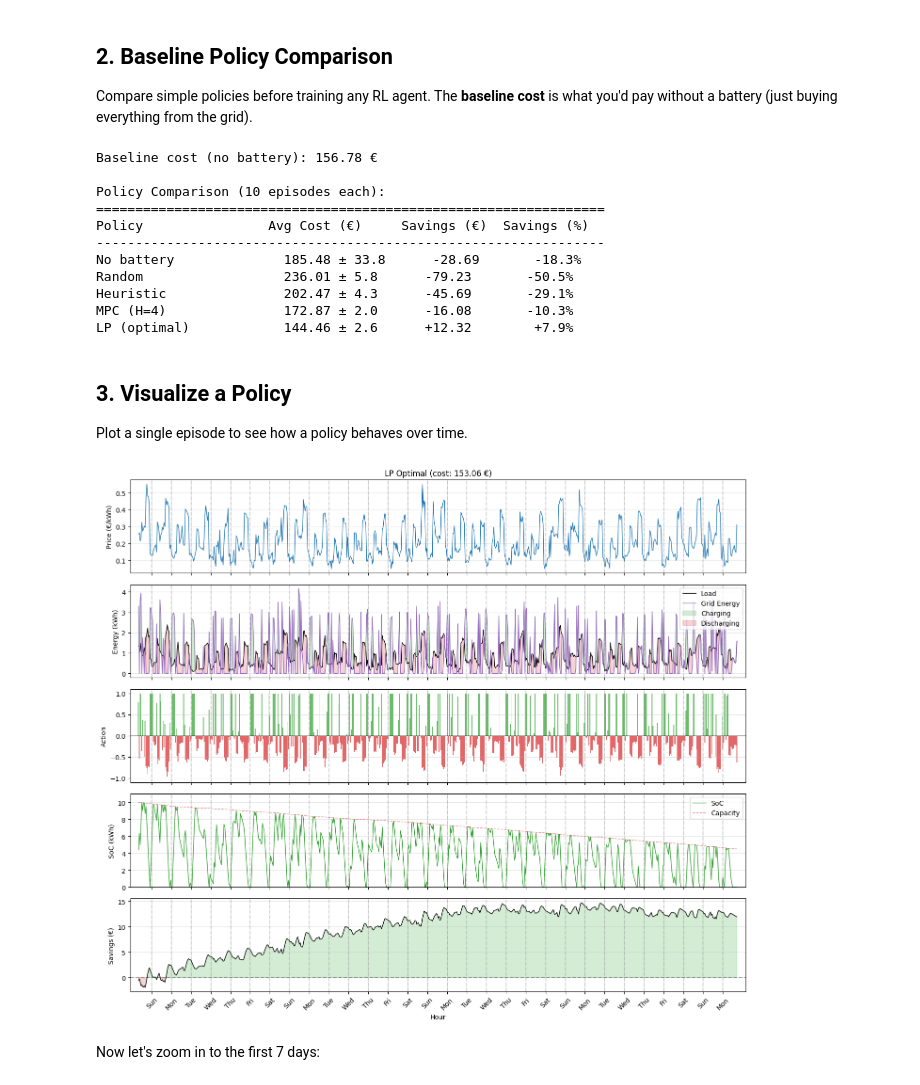
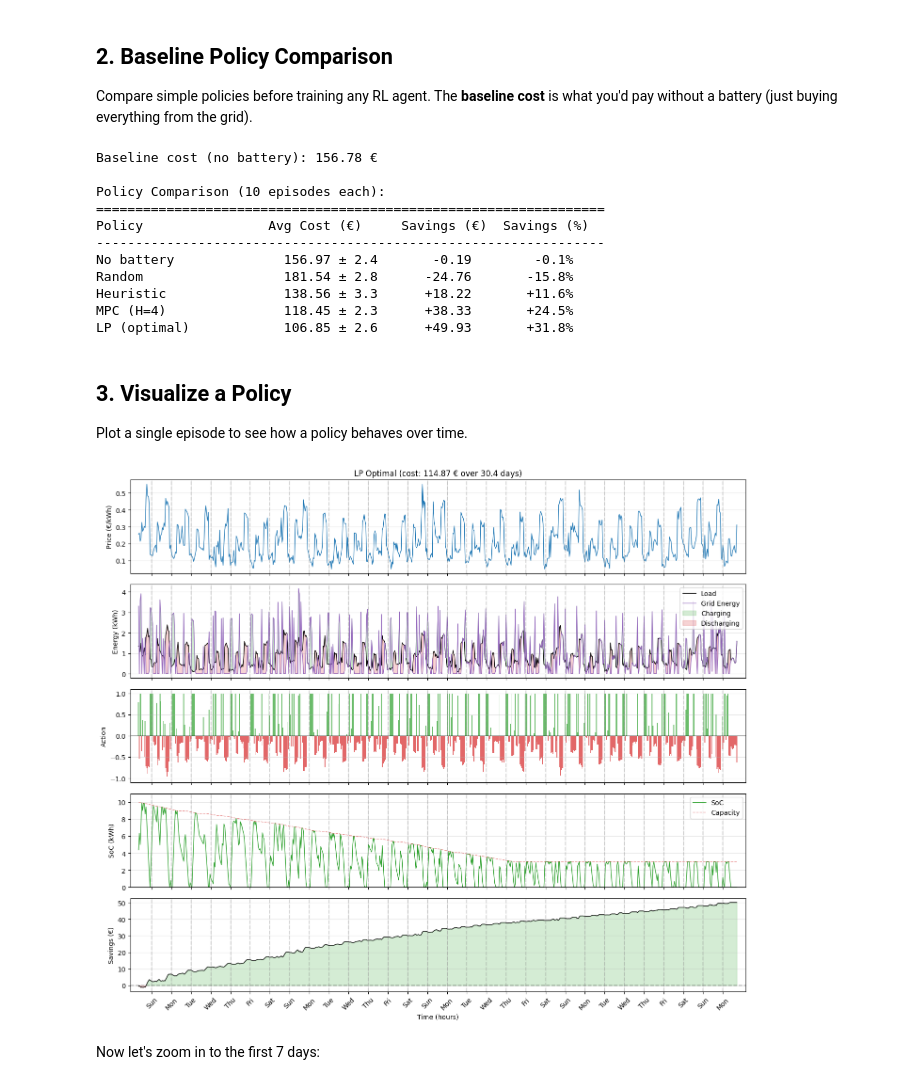
Before and after one commit to aihpi/workshop-rl2-implementation, a Jupyter notebook: 01_workshop/notebooks/02_explore_environment.ipynb, the cells around one changed output. Cells and saved outputs as stored; diff of their text form; code cells hidden in the pictures.

```diff
--- a/01_workshop/notebooks/02_explore_environment.ipynb
+++ b/01_workshop/notebooks/02_explore_environment.ipynb
@@ -79,11 +79,15 @@ print(f"{'Policy':<18} {'Avg Cost (€)':>15} {'Savings (€)':>15} {'Savings (%
 print("-" * 65)
 
 for name, policy in policies.items():
-    rewards = [run_episode(env, policy=policy, seed=s)[1] for s in range(10)]
-    cost = -np.mean(rewards)
+    episode_costs = []
+    for seed in range(10):
+        data, reward = run_episode(env, policy=policy, seed=seed)
+        energy_cost = compute_energy_cost(data)
+        episode_costs.append(energy_cost)
+    cost = np.mean(episode_costs)
     savings = baseline_cost - cost
     pct = 100 * savings / baseline_cost if baseline_cost > 0 else 0
-    print(f"{name:<18} {cost:>11.2f} ± {np.std(rewards):.1f} {savings:>+11.2f} {pct:>+11.1f}%")
+    print(f"{name:<18} {cost:>11.2f} ± {np.std(episode_costs):.1f} {savings:>+11.2f} {pct:>+11.1f}%")
 # %% [output]
 Baseline cost (no battery): 156.78 €
 
@@ -91,11 +95,11 @@ Policy Comparison (10 episodes each):
 =================================================================
 Policy                Avg Cost (€)     Savings (€)  Savings (%)
 -----------------------------------------------------------------
-No battery              185.48 ± 33.8      -28.69       -18.3%
-Random                  236.01 ± 5.8      -79.23       -50.5%
-Heuristic               202.47 ± 4.3      -45.69       -29.1%
-MPC (H=4)               172.87 ± 2.0      -16.08       -10.3%
-LP (optimal)            144.46 ± 2.6      +12.32        +7.9%
+No battery              156.97 ± 2.4       -0.19        -0.1%
+Random                  181.54 ± 2.8      -24.76       -15.8%
+Heuristic               138.56 ± 3.3      +18.22       +11.6%
+MPC (H=4)               118.45 ± 2.3      +38.33       +24.5%
+LP (optimal)            106.85 ± 2.6      +49.93       +31.8%
 # %% [markdown]
 ## 3. Visualize a Policy
 
@@ -103,11 +107,11 @@ Plot a single episode to see how a policy behaves over time.
 # %%
 # Change the policy here to visualize different strategies
 lp_policy = make_lp_policy(env)
-data, reward = run_episode(env, policy=lp_policy, seed=42)
-fig = plot_episode(data, f"LP Optimal (cost: {-reward:.2f} €)", xlim=(-10, EPISODE_LENGTH + 10))
+data, _ = run_episode(env, policy=lp_policy, seed=42)
+fig = plot_episode(data, f"LP Optimal (cost: {compute_energy_cost(data):.2f} € over {(EPISODE_LENGTH / 24):.1f} days)", xlim=(-10, EPISODE_LENGTH + 10))
 plt.show()
 # %% [output]
-[figure, old version]
+[figure, new version]
 # %% [markdown]
 Now let's zoom in to the first 7 days:
 # %%
```
Also changed, not shown: parts of 7 cells of this notebook, 2 other files.
